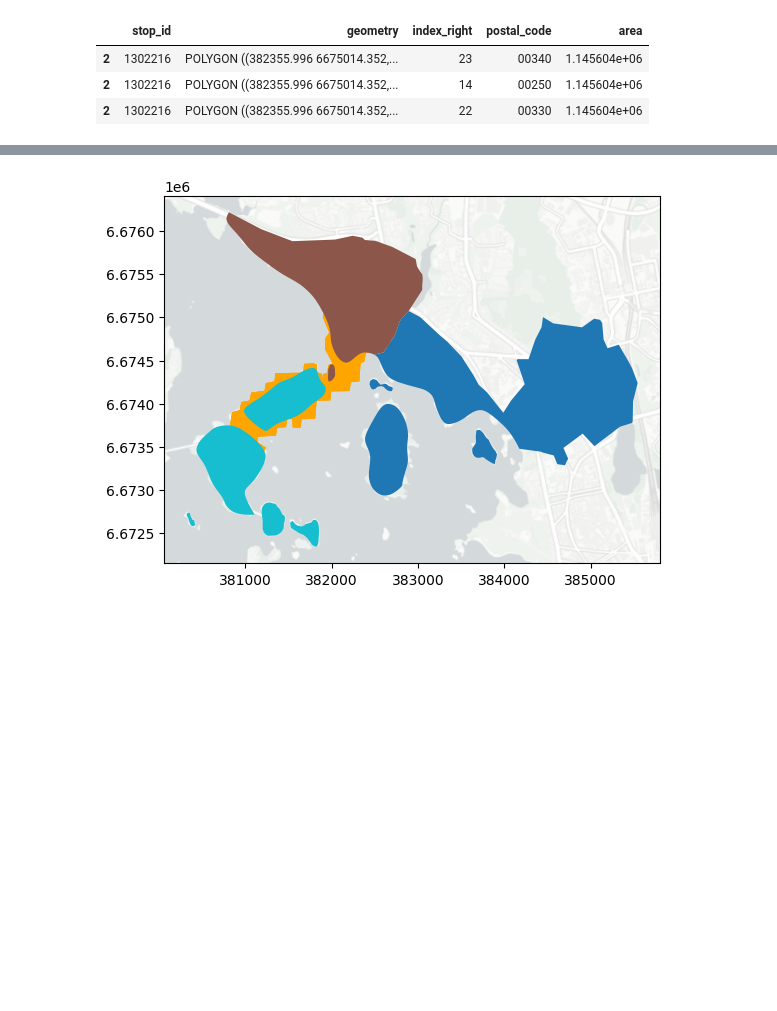
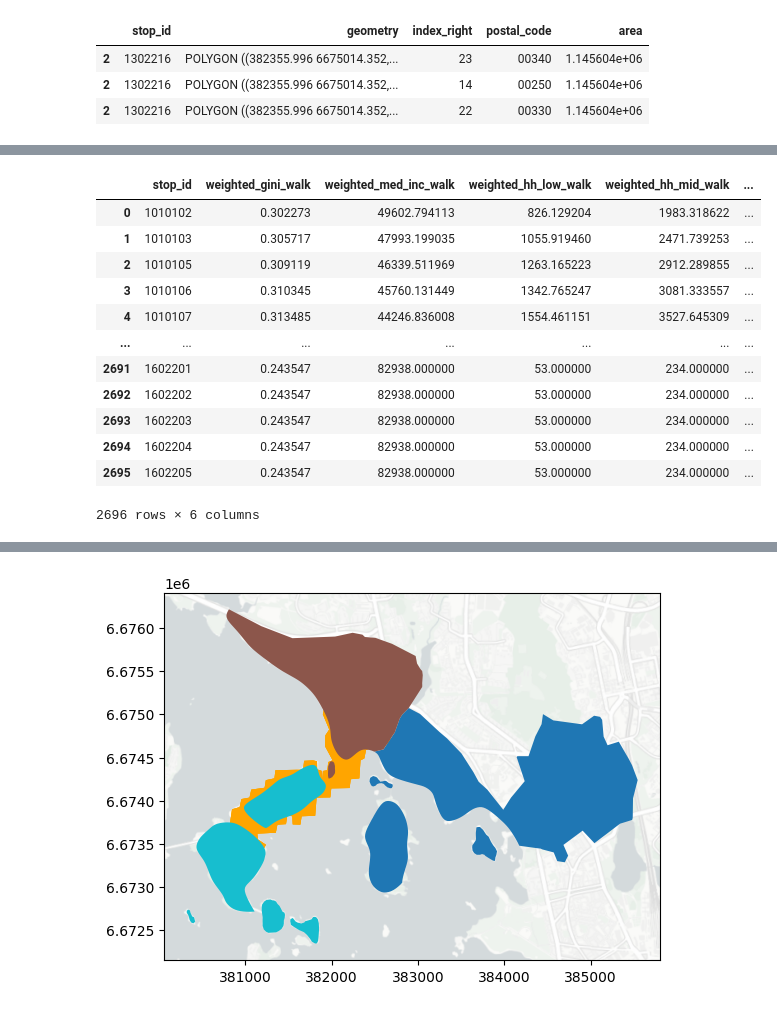
Before and after one commit to ANETILab/stop_accessibility, a Jupyter notebook: notebooks/apply_socioecon_indicators_to_stop_areas.ipynb, the cells around one changed output, grey strips where cells are left out. Cells and saved outputs as stored; diff of their text form; code cells hidden in the pictures; blank space fills up the shorter version.

```diff
--- a/notebooks/apply_socioecon_indicators_to_stop_areas.ipynb
+++ b/notebooks/apply_socioecon_indicators_to_stop_areas.ipynb
@@ -185,0 +161,16 @@ result
+# %%
+result_w
+# %% [output]
+|  | stop_id | weighted_gini_walk | weighted_med_inc_walk | weighted_hh_low_walk | weighted_hh_mid_walk | ... |
+| 0 | 1010102 | 0.302273 | 49602.794113 | 826.129204 | 1983.318622 | ... |
+| 1 | 1010103 | 0.305717 | 47993.199035 | 1055.919460 | 2471.739253 | ... |
+| 2 | 1010105 | 0.309119 | 46339.511969 | 1263.165223 | 2912.289855 | ... |
+| 3 | 1010106 | 0.310345 | 45760.131449 | 1342.765247 | 3081.333557 | ... |
+| 4 | 1010107 | 0.313485 | 44246.836008 | 1554.461151 | 3527.645309 | ... |
+| ... | ... | ... | ... | ... | ... | ... |
+| 2691 | 1602201 | 0.243547 | 82938.000000 | 53.000000 | 234.000000 | ... |
+| 2692 | 1602202 | 0.243547 | 82938.000000 | 53.000000 | 234.000000 | ... |
+| 2693 | 1602203 | 0.243547 | 82938.000000 | 53.000000 | 234.000000 | ... |
+| 2694 | 1602204 | 0.243547 | 82938.000000 | 53.000000 | 234.000000 | ... |
+| 2695 | 1602205 | 0.243547 | 82938.000000 | 53.000000 | 234.000000 | ... |
+2696 rows × 6 columns
```
Also changed, not shown: parts of 13 cells of this notebook.
